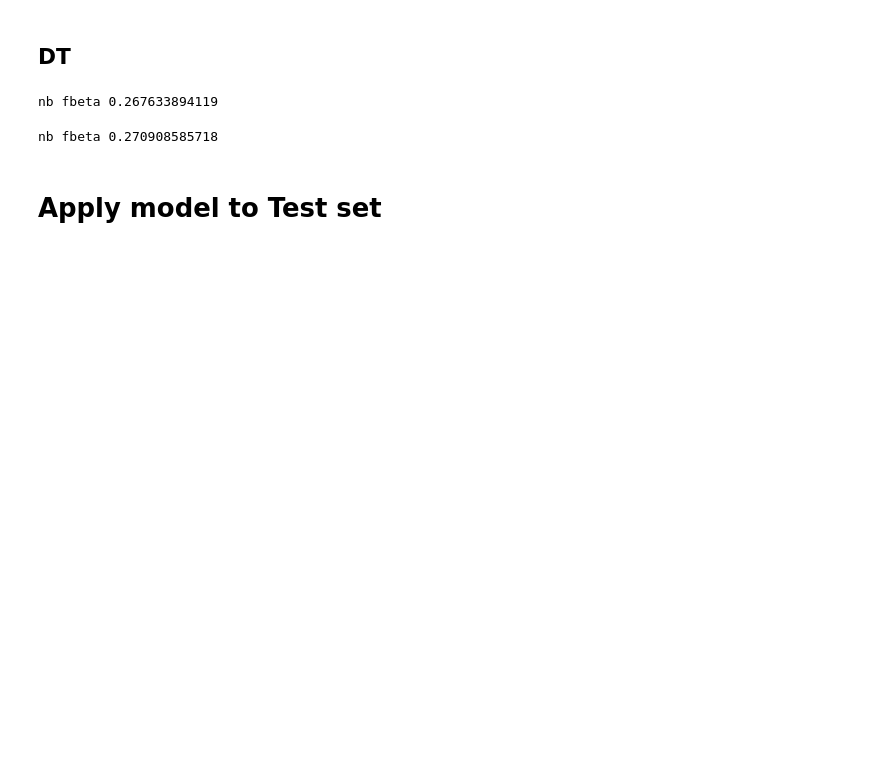
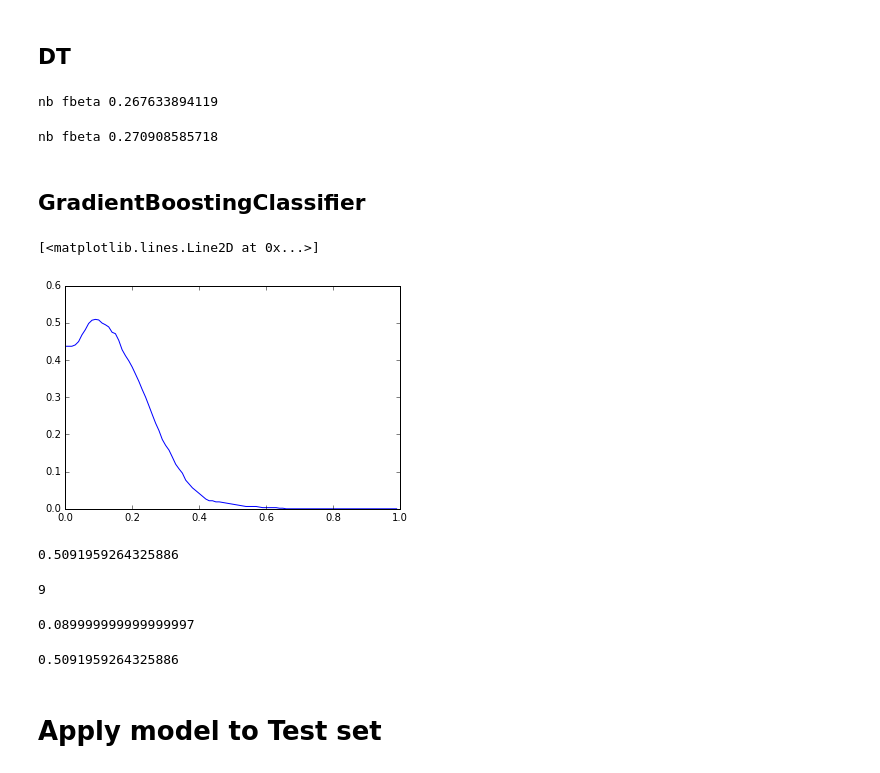
Before and after one commit to mfelipe15/PracticalMachineLearningClass, a Jupyter notebook: exercises/14-Kaggle Competition.ipynb, the cells around one changed output. Cells and saved outputs as stored; diff of their text form; code cells hidden in the pictures; blank space fills up the shorter version.

```diff
--- a/exercises/14-Kaggle Competition.ipynb
+++ b/exercises/14-Kaggle Competition.ipynb
@@ -160,3 +160,5 @@ for model in models.keys():
     print(model, 'fbeta',metrics.fbeta_score(y_pred[model],y_test,beta=2))
 # %% [output]
 nb fbeta 0.270908585718
+# %% [markdown]
+## GradientBoostingClassifier
@@ -162,0 +167,30 @@ nb fbeta 0.270908585718
+# %%
+clf = GradientBoostingClassifier()
+clf.fit(X_train,y_train)
+y_pred_proba = clf.predict_proba(X_test)[: ,1]
+# %%
+res = []
+thresholds = np.arange(0, 1, 0.01)
+
+for threshold in thresholds:
+    y_pred = (y_pred_proba >= threshold).astype(np.int)
+    res.append(metrics.fbeta_score(y_test,y_pred,2))
+# %%
+%matplotlib inline
+import matplotlib.pyplot as plt
+plt.plot(thresholds,res)
+# %% [output]
+[<matplotlib.lines.Line2D at 0x...>]
+[figure, added]
+# %%
+np.max(res)
+# %% [output]
+0.5091959264325886
+# %%
+np.argmax(res)
+# %% [output]
+9
+# %%
+thresholds[9]
+# %% [output]
+0.089999999999999997
@@ -163,2 +202,7 @@ nb fbeta 0.270908585718
+# %%
+y_pred = (y_pred_proba >= thresholds[9]).astype(int)
+results(y_pred,y_test)
+# %% [output]
+0.5091959264325886
 # %% [markdown]
 # Apply model to Test set
```
Also changed, not shown: parts of 9 cells of this notebook, 5 other files.
